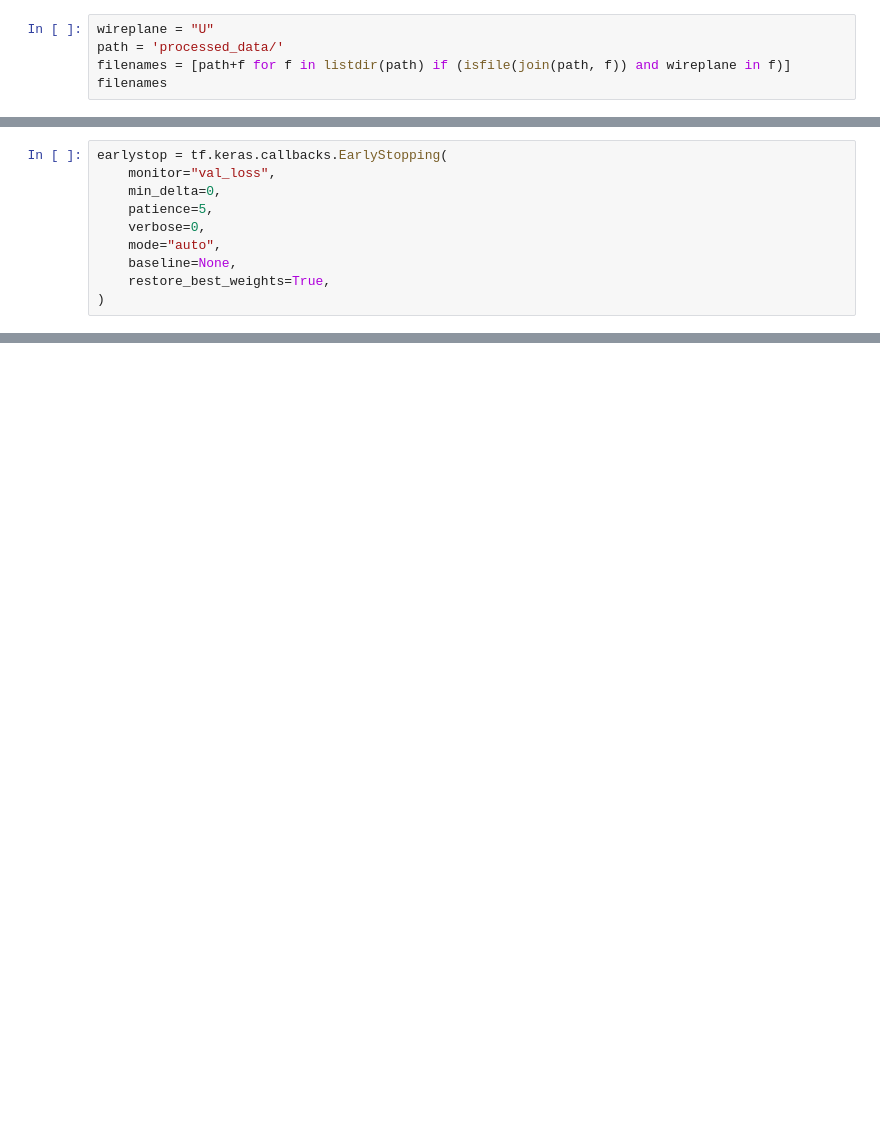
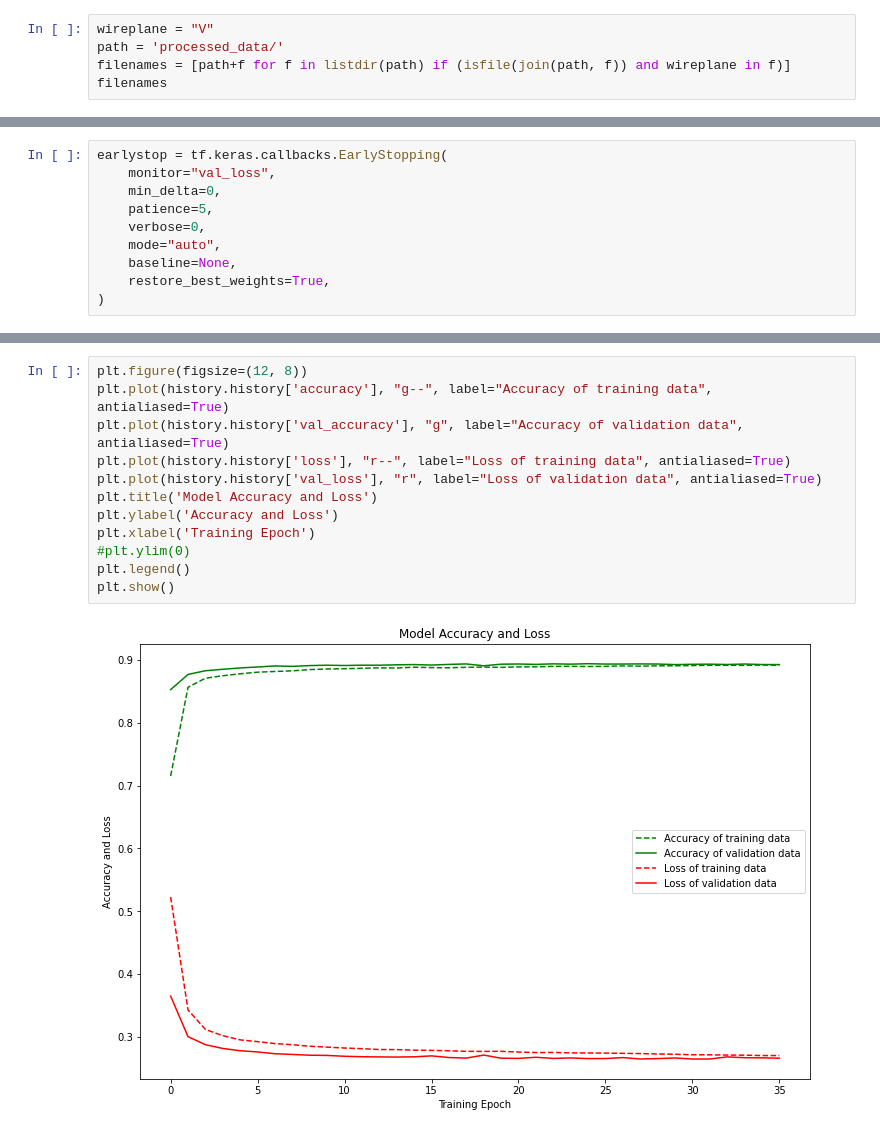
Before and after one commit to In-storage-compute/LArTPC-1DCNN-AutoEncoder, a Jupyter notebook: Neutrino-Trained -NewDataSet/train_V_new.ipynb, the cells around one changed output, grey strips where cells are left out. Saved outputs shown, nothing was run; the diff lists cells and outputs as text; blank space fills up the shorter version.

```diff
--- a/Neutrino-Trained -NewDataSet/train_V_new.ipynb
+++ b/Neutrino-Trained -NewDataSet/train_V_new.ipynb
@@ -14,7 +14,7 @@ from sklearn.compose import ColumnTransformer, make_column_transformer
 from sklearn.model_selection import train_test_split
 from sklearn.utils import shuffle
 # %%
-wireplane = "U"
+wireplane = "V"
 path = 'processed_data/'
 filenames = [path+f for f in listdir(path) if (isfile(join(path, f)) and wireplane in f)]
 filenames
@@ -152,0 +153,14 @@ Wall time: 5.38 s
+# %%
+plt.figure(figsize=(12, 8))
+plt.plot(history.history['accuracy'], "g--", label="Accuracy of training data", antialiased=True)
+plt.plot(history.history['val_accuracy'], "g", label="Accuracy of validation data", antialiased=True)
+plt.plot(history.history['loss'], "r--", label="Loss of training data", antialiased=True)
+plt.plot(history.history['val_loss'], "r", label="Loss of validation data", antialiased=True)
+plt.title('Model Accuracy and Loss')
+plt.ylabel('Accuracy and Loss')
+plt.xlabel('Training Epoch')
+#plt.ylim(0)
+plt.legend()
+plt.show()
+# %% [output]
+[figure, added]
```
Also changed, not shown: parts of 31 cells of this notebook, 4 other files.
